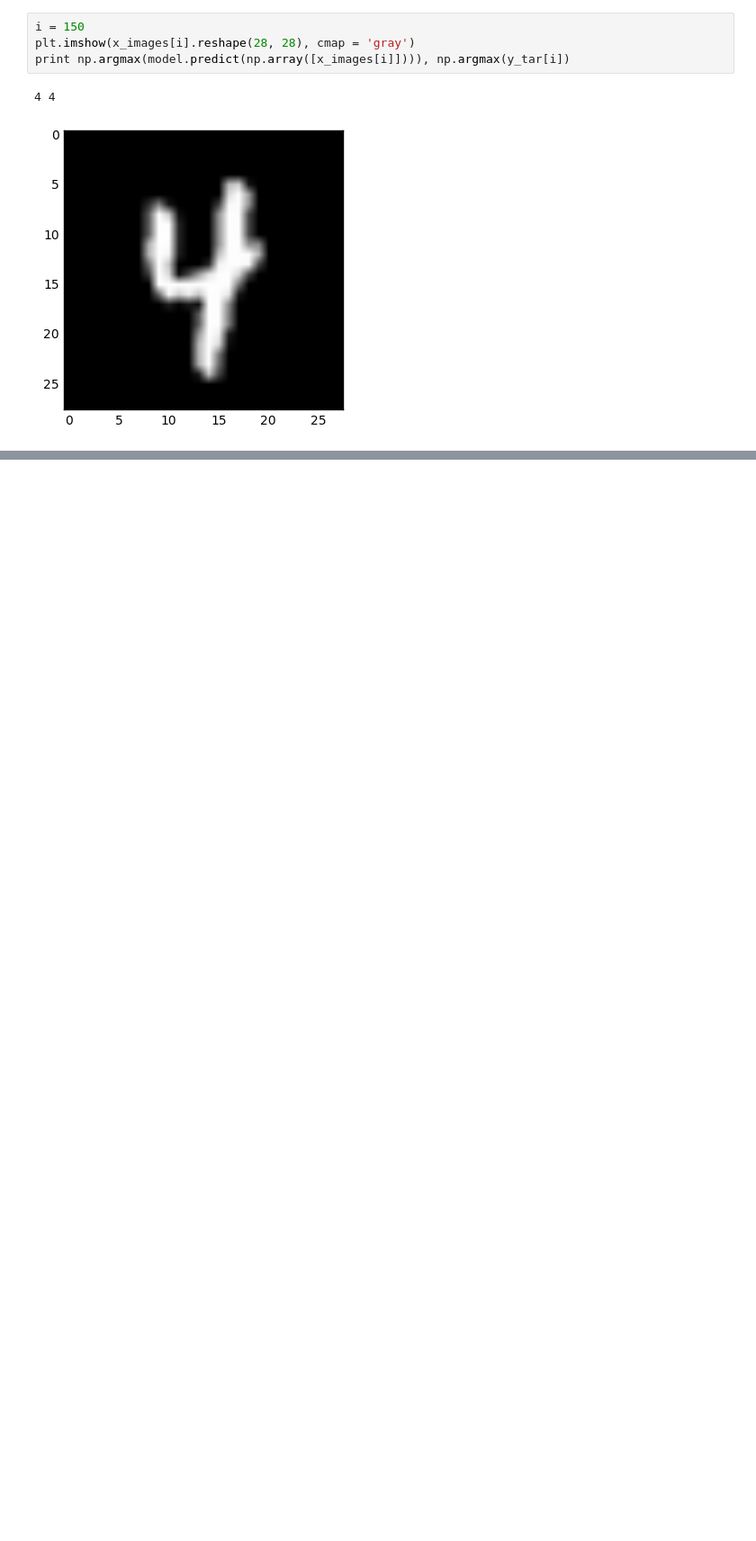
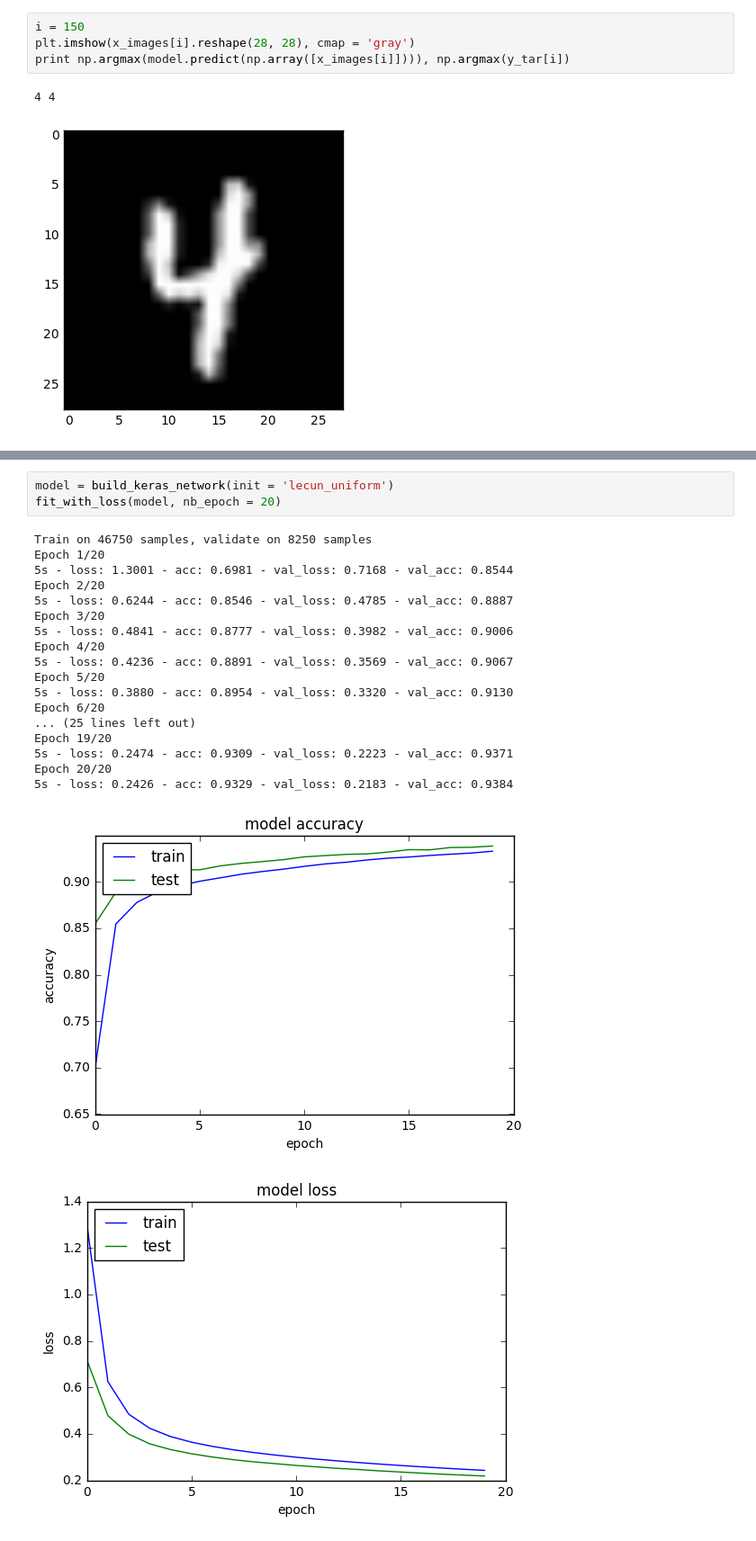
Before and after one commit to etoestja/inf, a Jupyter notebook: mipt/s8/ML/1/run.ipynb, the cells around one changed output, grey strips where cells are left out. Shown at 90% size. Cells and saved outputs as stored; diff of their text form; blank space fills up the shorter version.

```diff
--- a/mipt/s8/ML/1/run.ipynb
+++ b/mipt/s8/ML/1/run.ipynb
@@ -434,0 +491,23 @@ print np.argmax(model.predict(np.array([x_images[i]]))), np.argmax(y_tar[i])
+# %%
+model = build_keras_network(init = 'lecun_uniform')
+fit_with_loss(model, nb_epoch = 20)
+# %% [output]
+Train on 46750 samples, validate on 8250 samples
+Epoch 1/20
+5s - loss: 1.3001 - acc: 0.6981 - val_loss: 0.7168 - val_acc: 0.8544
+Epoch 2/20
+5s - loss: 0.6244 - acc: 0.8546 - val_loss: 0.4785 - val_acc: 0.8887
+Epoch 3/20
+5s - loss: 0.4841 - acc: 0.8777 - val_loss: 0.3982 - val_acc: 0.9006
+Epoch 4/20
+5s - loss: 0.4236 - acc: 0.8891 - val_loss: 0.3569 - val_acc: 0.9067
+Epoch 5/20
+5s - loss: 0.3880 - acc: 0.8954 - val_loss: 0.3320 - val_acc: 0.9130
+Epoch 6/20
+... (25 lines left out)
+Epoch 19/20
+5s - loss: 0.2474 - acc: 0.9309 - val_loss: 0.2223 - val_acc: 0.9371
+Epoch 20/20
+5s - loss: 0.2426 - acc: 0.9329 - val_loss: 0.2183 - val_acc: 0.9384
+[figure, added]
+[figure, added]
```
Also changed, not shown: parts of 15 cells of this notebook, 1 other file.
